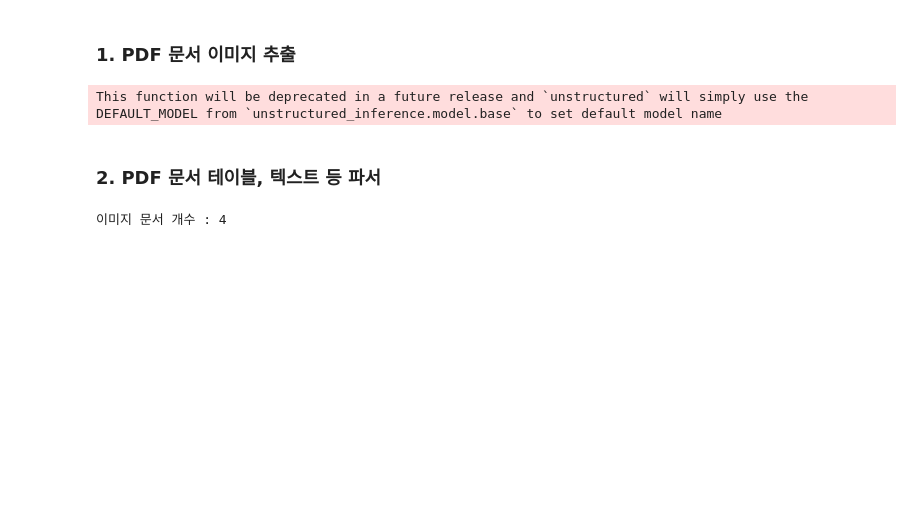
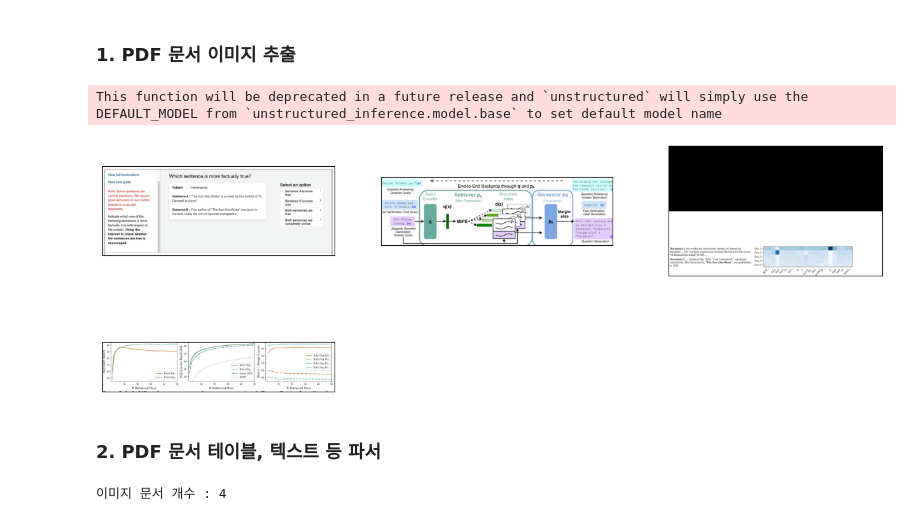
Before and after one commit to AgnetHub/LlamaIndex_Code, a Jupyter notebook: ch05/ch05_3_4_multimodal_pdf_to_img_RAG.ipynb, the cells around one changed output. Cells and saved outputs as stored; diff of their text form; code cells hidden in the pictures; blank space fills up the shorter version.

```diff
--- a/ch05/ch05_3_4_multimodal_pdf_to_img_RAG.ipynb
+++ b/ch05/ch05_3_4_multimodal_pdf_to_img_RAG.ipynb
@@ -24,5 +15,35 @@ raw_pdf_elements = partition_pdf(
 )
 # %% [output]
 This function will be deprecated in a future release and `unstructured` will simply use the DEFAULT_MODEL from `unstructured_inference.model.base` to set default model name
+# %%
+# 이미지를 출력하는 함수 작성
+from PIL import Image
+import matplotlib.pyplot as plt
+
+def plot_images(image_paths):
+    images_shown = 0
+    plt.figure(figsize=(16, 9))
+    for img_path in image_paths:
+        img_path = img_path.lower() # 소문자화
+        if ".jpg" in img_path:
+            image = Image.open(img_path)
+
+            plt.subplot(3, 3, images_shown + 1)
+            plt.imshow(image)
+            plt.xticks([])
+            plt.yticks([])
+
+            images_shown += 1
+            if images_shown >= 9:
+                break
+# %%
+import os
+# 추출 된  이미지 파일 전체 경로 저장
+image_save_path = "./data_image/pdf2image" # 추출 할 이미지 저장 경로
+file_list = [os.path.join(image_save_path, f) for f in os.listdir(image_save_path)]
+# 추출 된 이미지 plot
+plot_images(file_list)
+# %% [output]
+[figure, added]
 # %% [markdown]
 ### 2. PDF 문서 테이블, 텍스트 등 파서
```
Also changed, not shown: parts of 38 cells of this notebook, 14 other files.
